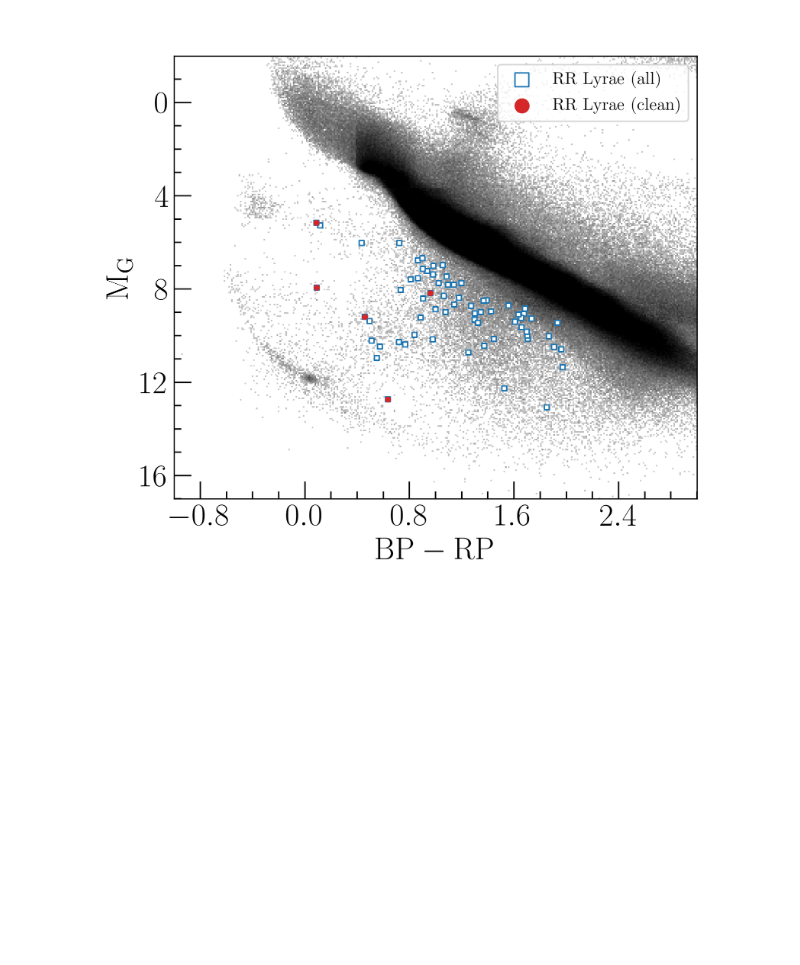
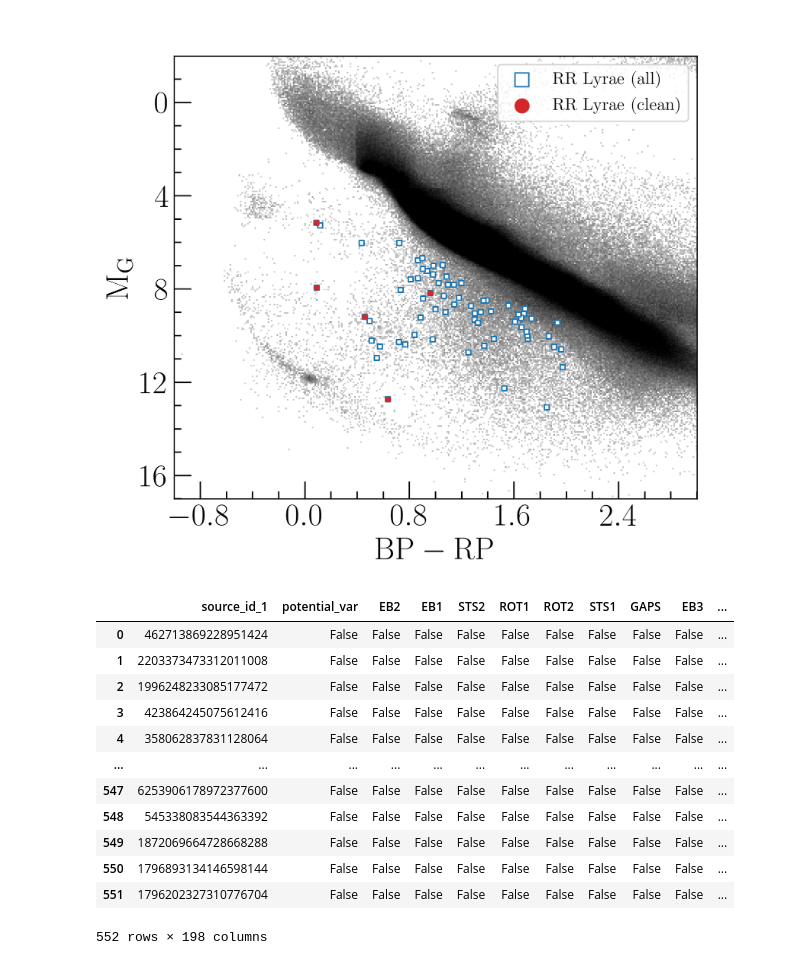
Before and after one commit to rtprincy/Colour_magnitude_diagram_Python, a Jupyter notebook: plot_CMD.ipynb, the cells around one changed output. Cells and saved outputs as stored; diff of their text form; code cells hidden in the pictures; blank space fills up the shorter version.

```diff
--- a/plot_CMD.ipynb
+++ b/plot_CMD.ipynb
@@ -147,6 +200,22 @@ rot=data_targets[data_targets['in_vari_rotation_modulation']==True]
 hsd=data_targets[(data_targets['C0']==True)|(data_targets['C1']==True)]
 CVs=data_targets[(data_targets['CVs']==True)]
 WD=data_targets[(data_targets['WD_simbad']==True)]
+# %%
+CVs_lit
+# %% [output]
+|  | source_id_1 | potential_var | EB2 | EB1 | STS2 | ROT1 | ROT2 | STS1 | GAPS | EB3 | ... |
+| 0 | 462713869228951424 | False | False | False | False | False | False | False | False | False | ... |
+| 1 | 2203373473312011008 | False | False | False | False | False | False | False | False | False | ... |
+| 2 | 1996248233085177472 | False | False | False | False | False | False | False | False | False | ... |
+| 3 | 423864245075612416 | False | False | False | False | False | False | False | False | False | ... |
+| 4 | 358062837831128064 | False | False | False | False | False | False | False | False | False | ... |
+| ... | ... | ... | ... | ... | ... | ... | ... | ... | ... | ... | ... |
+| 547 | 6253906178972377600 | False | False | False | False | False | False | False | False | False | ... |
+| 548 | 545338083544363392 | False | False | False | False | False | False | False | False | False | ... |
+| 549 | 1872069664728668288 | False | False | False | False | False | False | False | False | False | ... |
+| 550 | 1796893134146598144 | False | False | False | False | False | False | False | False | False | ... |
+| 551 | 1796202327310776704 | False | False | False | False | False | False | False | False | False | ... |
+552 rows × 198 columns
 # %%
 sdb_sub=pd.read_csv("/Users/princy/Downloads/hsd_tsne_sub_clusters.csv")
 CVs_lit=pd.read_csv("/Users/princy/Radboud/paper3_data/CVs_cluster_with_known_CVs.csv")
```
Also changed, not shown: parts of 12 cells of this notebook.
